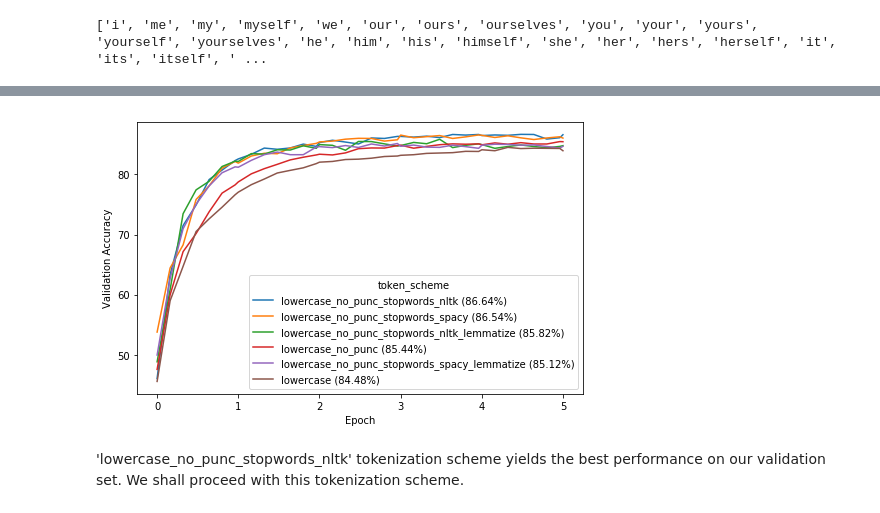
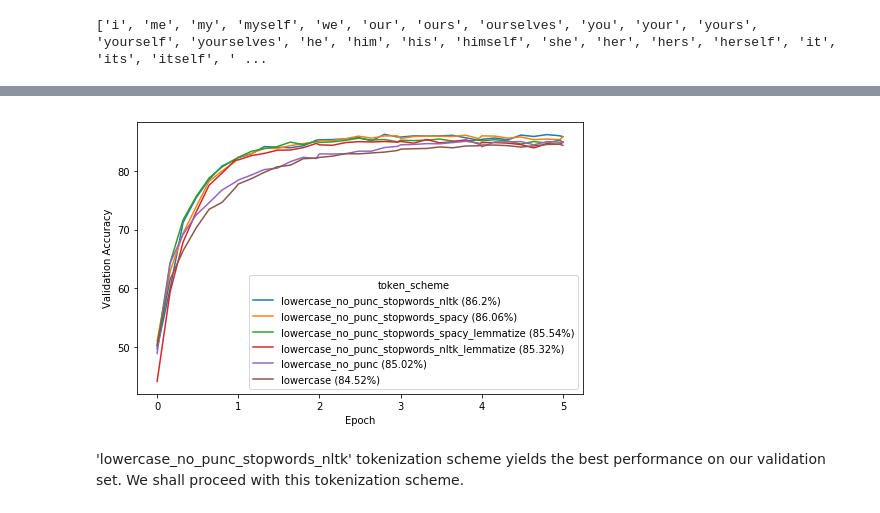
Before and after one commit to nyjgary/nlp-sentiment-analysis, a Jupyter notebook: nlp-sentiment-analysis.ipynb, the cells around one changed output, grey strips where cells are left out. Saved outputs shown, nothing was run; the diff lists cells and outputs as text; code cells hidden in the pictures.

```diff
--- a/nlp-sentiment-analysis.ipynb
+++ b/nlp-sentiment-analysis.ipynb
@@ -550,10 +504,7 @@ def summarize_results(results_log):
     results_df = pd.DataFrame.from_dict(results_log)
     results_df = pd.concat([results_df, results_df['hyperparams'].apply(pd.Series)], axis=1)
     results_df['val_acc'] = results_df['results'].apply(lambda d: pd.DataFrame.from_dict(d)['val_acc'].max())
-    output_cols = ['experiment_name', 'token_scheme', 'max_ngram', 'max_sentence_length',
-                   'max_vocab_size', 'emb_dim', 'optim_algo', 'learning_rate', 'lr_annealing',
-                   'num_epochs', 'runtime', 'val_acc', 'results']
-    return results_df[output_cols].sort_values(by='val_acc', ascending=False)
+    return results_df.sort_values(by='val_acc', ascending=False)
 
 def plot_multiple_learning_curves(results_df, plot_variable, figsize=(8, 5), legend_loc='best'):
     """ Plots learning curves of MULTIPLE experiments, includes only validation accuracy """
@@ -565,7 +516,6 @@ def plot_multiple_learning_curves(results_df, plot_variable, figsize=(8, 5), leg
     plt.ylabel('Validation Accuracy')
     plt.xlabel('Epoch')
 
-
 def plot_single_learning_curve(results):
     """ Plots learning curve of a SINGLE experiment, includes both train and validation accuracy """
     results_df = pd.DataFrame.from_dict(results)
@@ -731,4 +684,4 @@ Experiment completed in 155 seconds with 85.82% validation accuracy.
 # %%
-tokenization_experiments = summarize_results(load_experiment_log(experiment_name='Tokenization_5_epoch'))
-tokenization_experiments
+tokenization_experiments = summarize_results(load_experiment_log(experiment_name='Tokenization_6_epoch'))
+tokenization_experiments[['token_scheme', 'runtime', 'val_acc']]
 # %% [output]
@@ -742,7 +695,7 @@ tokenization_experiments
 # %%
-plot_multiple_learning_curves(load_experiment_log(experiment_name='Tokenization_5_epoch'), 'token_scheme')
+plot_multiple_learning_curves(tokenization_experiments, 'token_scheme')
 # %% [output]
-[figure, old version]
+[figure, new version]
 # %% [markdown]
 'lowercase_no_punc_stopwords_nltk' tokenization scheme yields the best performance on our validation set. We shall proceed with this tokenization scheme.
 # %% [markdown]
```
Also changed, not shown: parts of 36 cells of this notebook.
